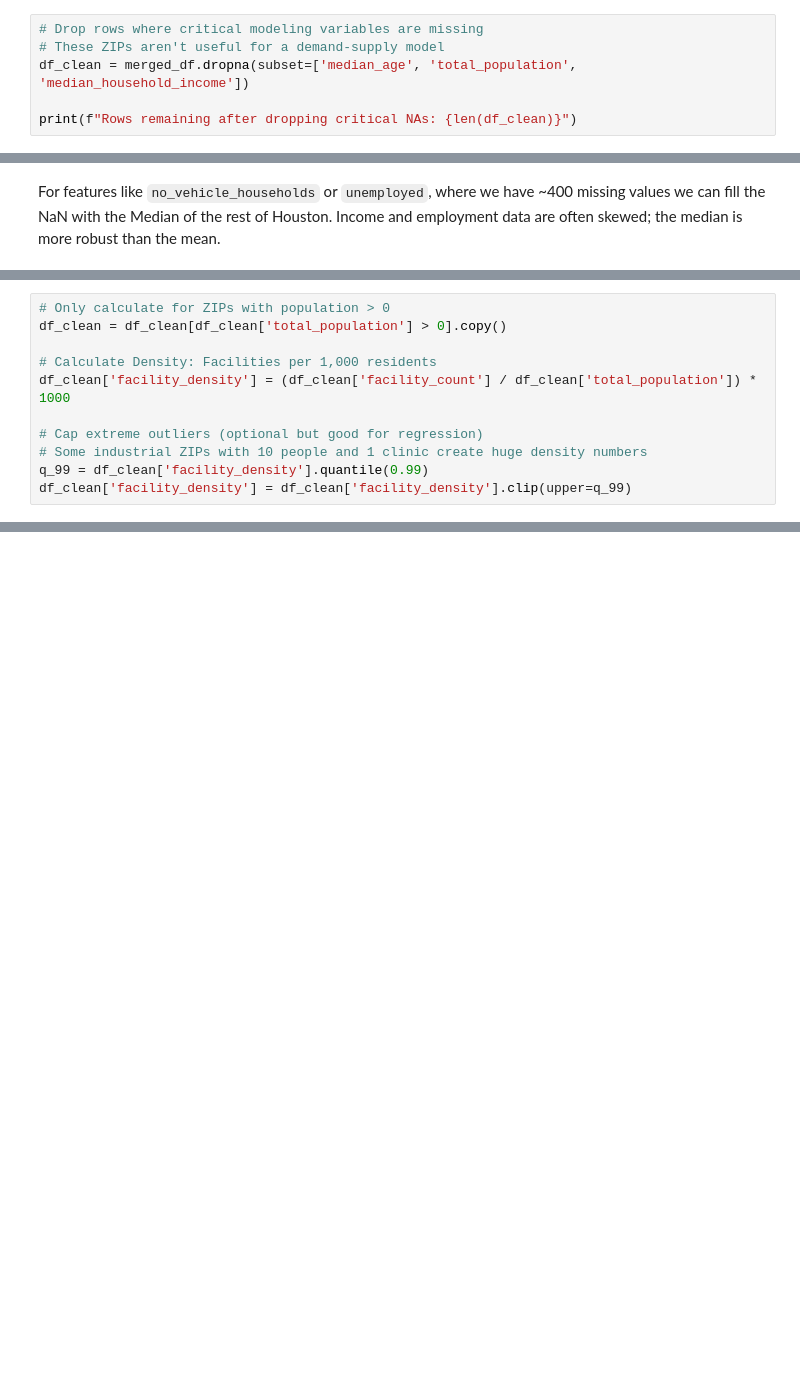
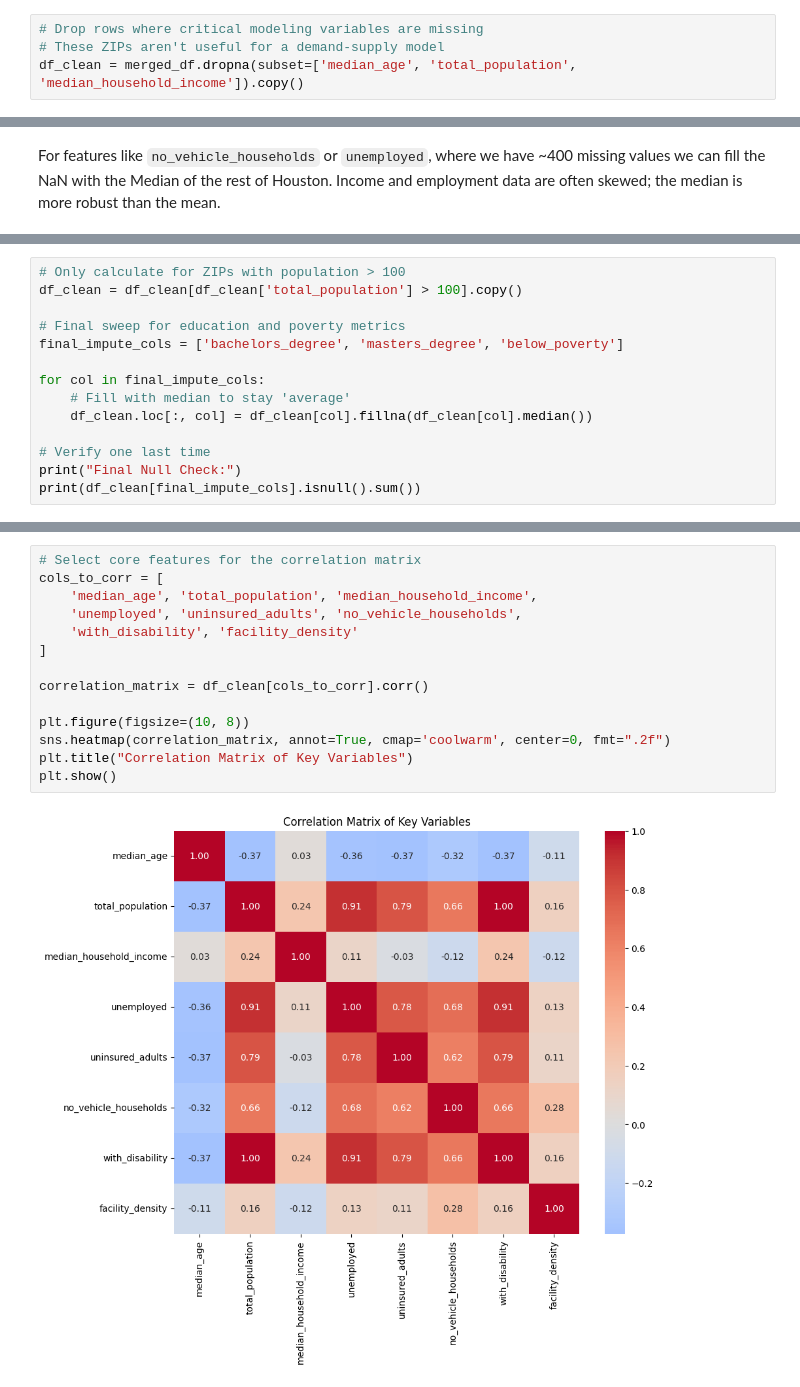
Before and after one commit to williamervin7/Healthcare-Accessibility-Demand-Modeling, a Jupyter notebook: notebooks/eda.ipynb, the cells around one changed output, grey strips where cells are left out. Drawn from its saved outputs; the diff is of its cells as text; blank space fills up the shorter version.

Commit message:
Complete EDA: Data merged, NAs imputed, and bivariate analysis confirmed negative correlation trends in Houston metrics.

```diff
--- a/notebooks/eda.ipynb
+++ b/notebooks/eda.ipynb
@@ -128,6 +128,4 @@ The first thing we will address in droping the Ghost zip Codes by removing rows
 # %%
 # Drop rows where critical modeling variables are missing
 # These ZIPs aren't useful for a demand-supply model
-df_clean = merged_df.dropna(subset=['median_age', 'total_population', 'median_household_income'])
-
-print(f"Rows remaining after dropping critical NAs: {len(df_clean)}")
+df_clean = merged_df.dropna(subset=['median_age', 'total_population', 'median_household_income']).copy()
@@ -168,11 +158,14 @@ We must also create a facility_density variable. We need to handle the case wher
 # %%
-# Only calculate for ZIPs with population > 0
-df_clean = df_clean[df_clean['total_population'] > 0].copy()
+# Only calculate for ZIPs with population > 100
+df_clean = df_clean[df_clean['total_population'] > 100].copy()
 
-# Calculate Density: Facilities per 1,000 residents
-df_clean['facility_density'] = (df_clean['facility_count'] / df_clean['total_population']) * 1000
+# Final sweep for education and poverty metrics
+final_impute_cols = ['bachelors_degree', 'masters_degree', 'below_poverty']
 
-# Cap extreme outliers (optional but good for regression)
-# Some industrial ZIPs with 10 people and 1 clinic create huge density numbers
-q_99 = df_clean['facility_density'].quantile(0.99)
-df_clean['facility_density'] = df_clean['facility_density'].clip(upper=q_99)
+for col in final_impute_cols:
+    # Fill with median to stay 'average'
+    df_clean.loc[:, col] = df_clean[col].fillna(df_clean[col].median())
+
+# Verify one last time
+print("Final Null Check:")
+print(df_clean[final_impute_cols].isnull().sum())
@@ -178,0 +196,16 @@ df_clean['facility_density'] = df_clean['facility_density'].clip(upper=q_99)
+# %%
+# Select core features for the correlation matrix
+cols_to_corr = [
+    'median_age', 'total_population', 'median_household_income',
+    'unemployed', 'uninsured_adults', 'no_vehicle_households',
+    'with_disability', 'facility_density'
+]
+
+correlation_matrix = df_clean[cols_to_corr].corr()
+
+plt.figure(figsize=(10, 8))
+sns.heatmap(correlation_matrix, annot=True, cmap='coolwarm', center=0, fmt=".2f")
+plt.title("Correlation Matrix of Key Variables")
+plt.show()
+# %% [output]
+[figure, added]
```
Also changed, not shown: parts of 14 cells of this notebook.
